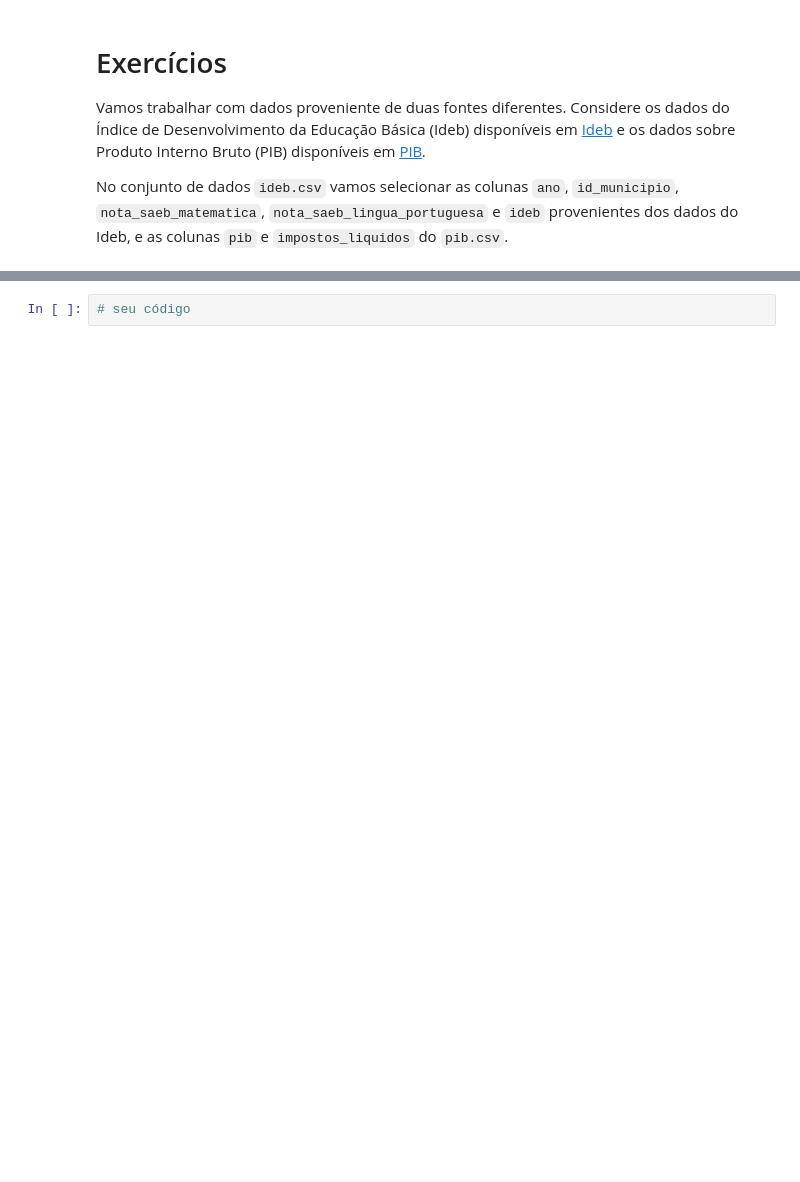
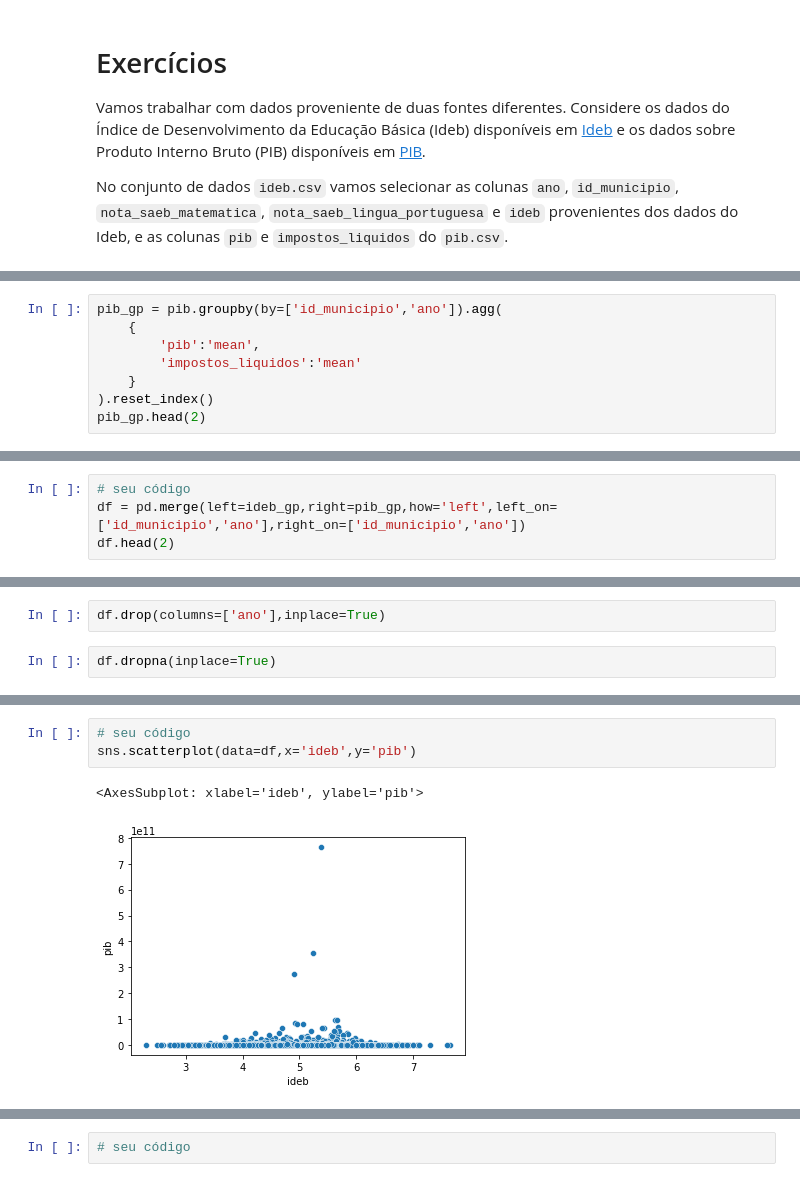
Before and after one commit to leokoki/Sirius, a Jupyter notebook: Aulas/2_Business Intelligence e Análise Estatística/1 Estatística Descritiva I/s1d4/Master_Semana1_Exercicios.ipynb, the cells around one changed output, grey strips where cells are left out. Cells and saved outputs as stored; diff of their text form; blank space fills up the shorter version.

```diff
--- a/Aulas/2_Business Intelligence e Análise Estatística/1 Estatística Descritiva I/s1d4/Master_Semana1_Exercicios.ipynb
+++ b/Aulas/2_Business Intelligence e Análise Estatística/1 Estatística Descritiva I/s1d4/Master_Semana1_Exercicios.ipynb
@@ -6,0 +56,8 @@ No conjunto de dados `ideb.csv` vamos selecionar as colunas `ano`, `id_municipio
+# %%
+pib_gp = pib.groupby(by=['id_municipio','ano']).agg(
+    {
+        'pib':'mean',
+        'impostos_liquidos':'mean'
+    }
+).reset_index()
+pib_gp.head(2)
@@ -6,0 +70,4 @@ No conjunto de dados `ideb.csv` vamos selecionar as colunas `ano`, `id_municipio
+# %%
+# seu código
+df = pd.merge(left=ideb_gp,right=pib_gp,how='left',left_on=['id_municipio','ano'],right_on=['id_municipio','ano'])
+df.head(2)
@@ -6,0 +108,4 @@ No conjunto de dados `ideb.csv` vamos selecionar as colunas `ano`, `id_municipio
+# %%
+df.drop(columns=['ano'],inplace=True)
+# %%
+df.dropna(inplace=True)
@@ -6,0 +147,6 @@ No conjunto de dados `ideb.csv` vamos selecionar as colunas `ano`, `id_municipio
+# %%
+# seu código
+sns.scatterplot(data=df,x='ideb',y='pib')
+# %% [output]
+<AxesSubplot: xlabel='ideb', ylabel='pib'>
+[figure, added]
```
Also changed, not shown: parts of 51 cells of this notebook.
